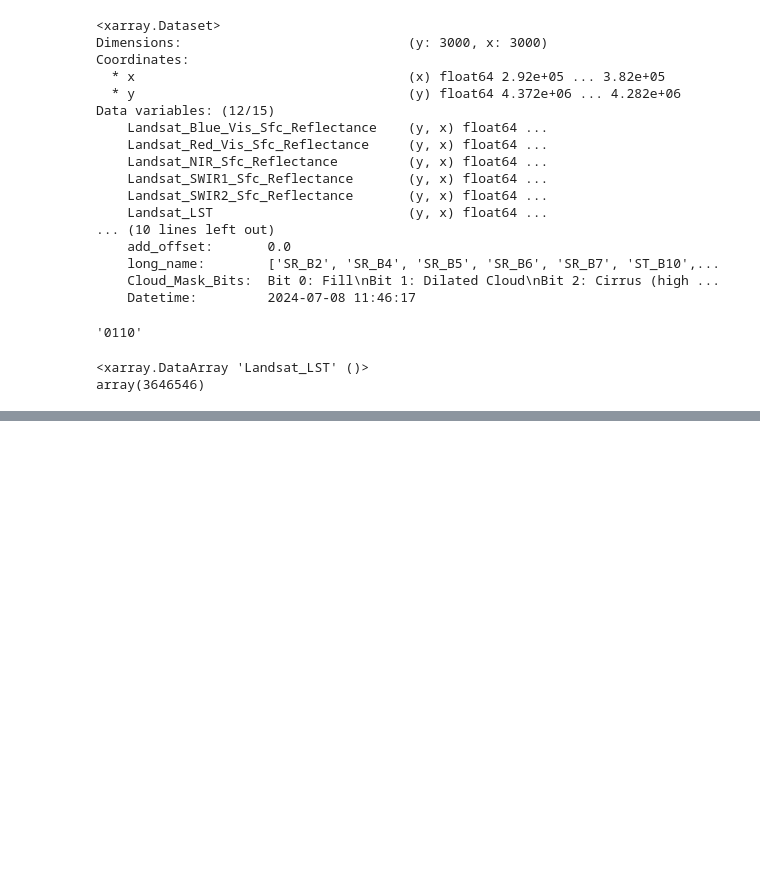
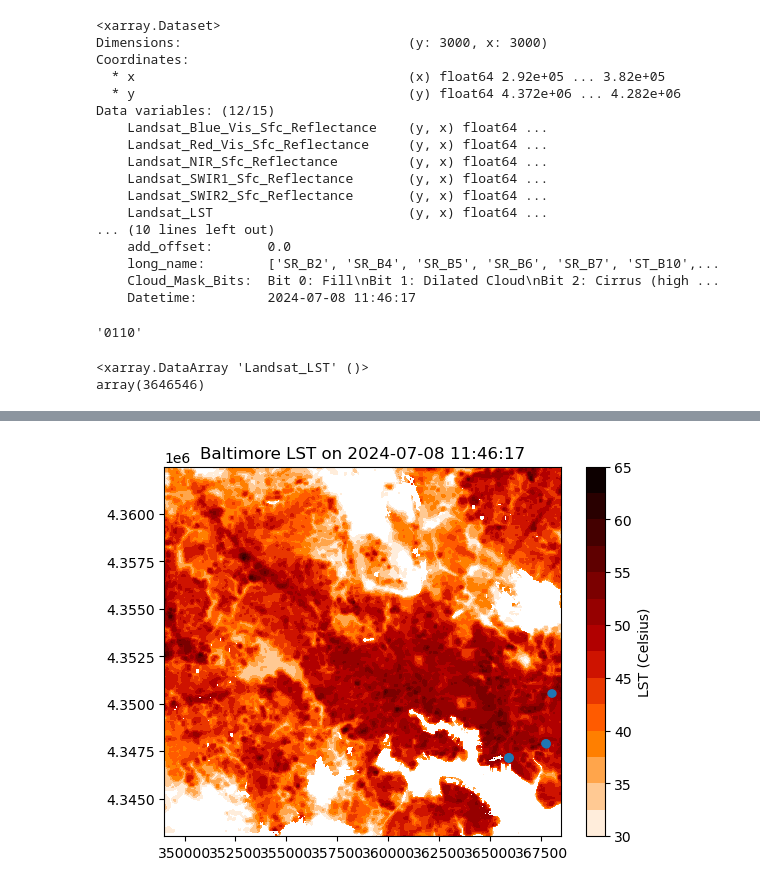
Before and after one commit to jstarfeldt/ML_UH_datasets, a Jupyter notebook: Jon_dataset_code/analysis.ipynb, the cells around one changed output, grey strips where cells are left out. Saved outputs shown, nothing was run; the diff lists cells and outputs as text; code cells hidden in the pictures; blank space fills up the shorter version.

```diff
--- a/Jon_dataset_code/analysis.ipynb
+++ b/Jon_dataset_code/analysis.ipynb
@@ -59,0 +90,8 @@ cb.set_label('LST (Celsius)')
+# %%
+q1 = np.percentile(LSTs, 25)
+q3 = np.percentile(LSTs, 75)
+iqr = q3 - q1
+# %%
+top_bound = q3+1.5*iqr
+outliers = dss.Landsat_LST-273.15 > top_bound
+outlier_y, outlier_x = np.where(outliers == True)
@@ -59,0 +132,8 @@ cb.set_label('LST (Celsius)')
+# %%
+#ax = f.subplot()
+#ax.scatter(outlier_latlon[:,0], outlier_latlon[:,1])
+f2 = plt.figure(f)
+plt.scatter(dss.x[outlier_x], dss.y[outlier_y], s=25, marker = 'o')
+plt.show()
+# %% [output]
+[figure, added]
```
Also changed, not shown: parts of 13 cells of this notebook, 2 other files.
